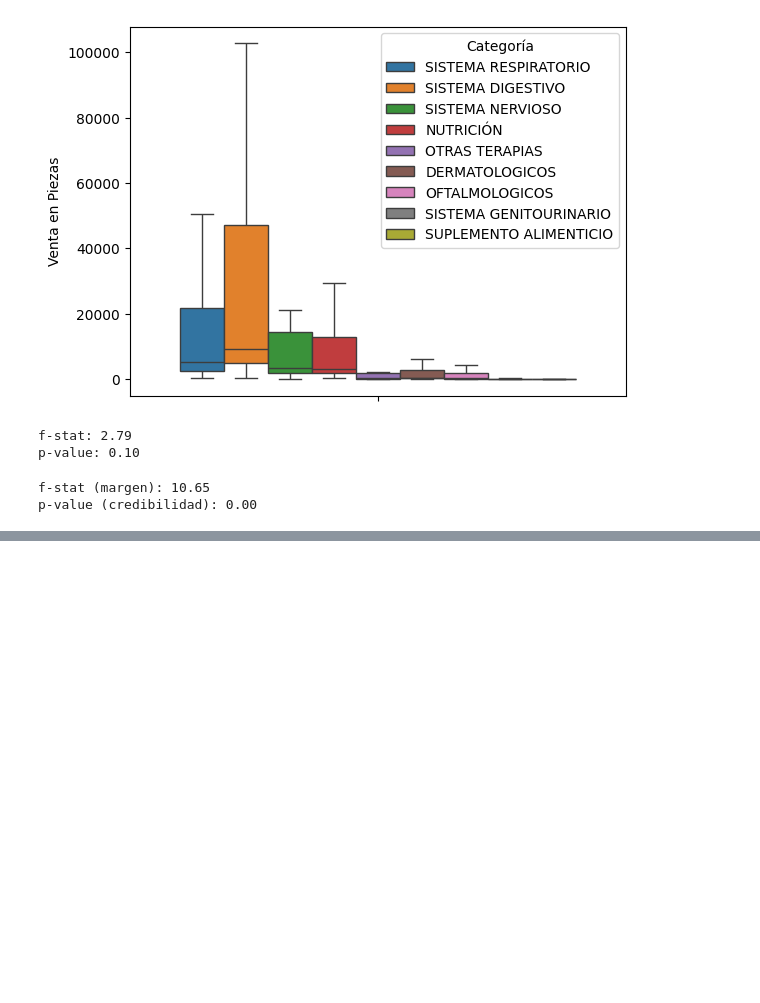
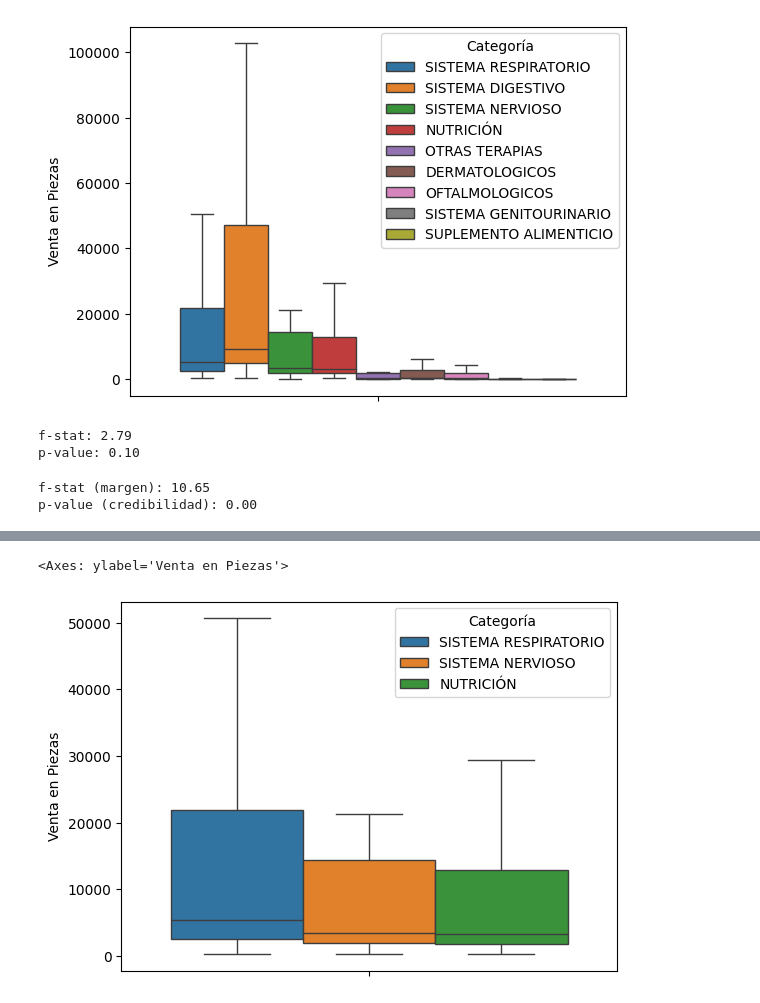
Before and after one commit to dragonnomada/ciencia-datos-intermedio-consar-2025, a Jupyter notebook: sesion03/s301.ipynb, the cells around one changed output, grey strips where cells are left out. Drawn from its saved outputs; the diff is of its cells as text; code cells hidden in the pictures; blank space fills up the shorter version.

```diff
--- a/sesion03/s301.ipynb
+++ b/sesion03/s301.ipynb
@@ -247,0 +252,9 @@ p-value (credibilidad): 0.00
+# %%
+f1 = ventas["Categoría"] == "NUTRICIÓN"
+f2 = ventas["Categoría"] == "SISTEMA NERVIOSO"
+f3 = ventas["Categoría"] == "SISTEMA RESPIRATORIO"
+
+seaborn.boxplot(y=piezas[f1 | f2 | f3], hue=ventas["Categoría"][f1 | f2 | f3], showfliers=False)
+# %% [output]
+<Axes: ylabel='Venta en Piezas'>
+[figure, added]
```
Also changed, not shown: parts of 3 cells of this notebook, 7 other files.
